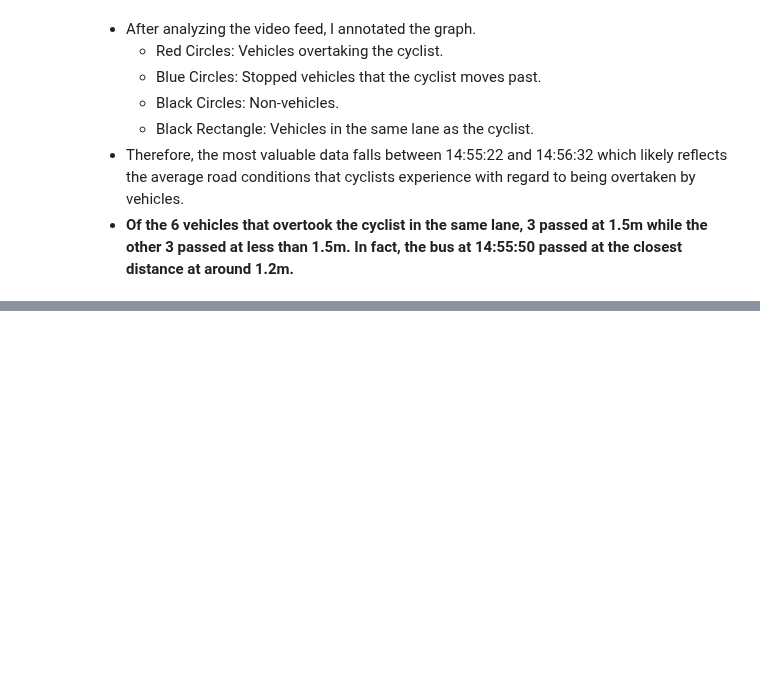
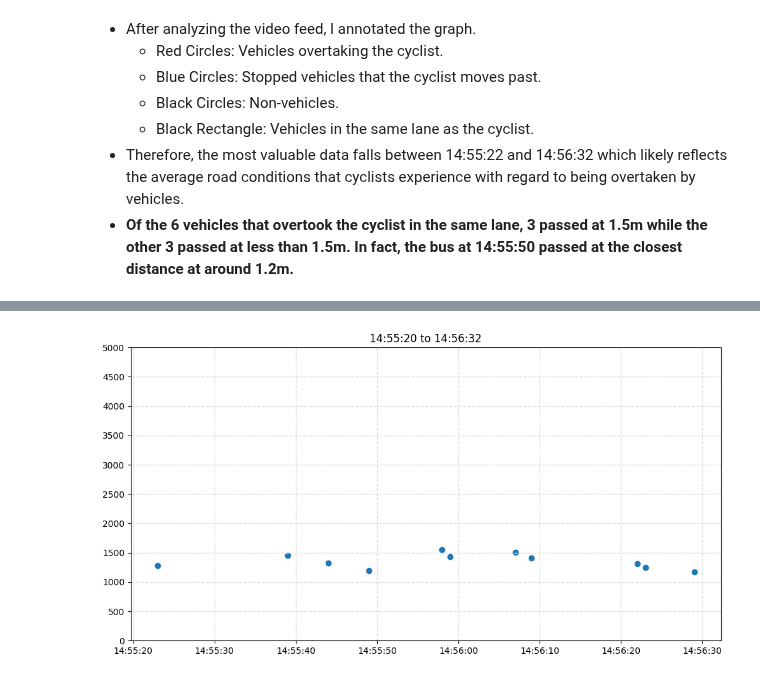
Before and after one commit to wuihee/cycling-safety-analysis, a Jupyter notebook: data_analysis/Laser_Outdoor_Tests.ipynb, the cells around one changed output, grey strips where cells are left out. Saved outputs shown, nothing was run; the diff lists cells and outputs as text; code cells hidden in the pictures; blank space fills up the shorter version.

Commit message:
Updated laser data analysis

```diff
--- a/data_analysis/Laser_Outdoor_Tests.ipynb
+++ b/data_analysis/Laser_Outdoor_Tests.ipynb
@@ -128,3 +128,48 @@ plt.show()
 - **Of the 6 vehicles that overtook the cyclist in the same lane, 3 passed at 1.5m while the other 3 passed at less than 1.5m. In fact, the bus at 14:55:50 passed at the closest distance at around 1.2m.**
 # %% [markdown]
 ![Food Delivery Ride 1 Cleaned](./data/annotated_graphs/Food%20Delivery%20Ride%201%20Cleaned.png)
+# %%
+from datetime import datetime
+import matplotlib.image as mpimg
+
+
+def to_datetime(string):
+    return datetime.strptime(string, "%H:%M:%S")
+
+
+def on_pick(event, ax_img):
+    ax_img.clear()
+    ind = event.ind[0]
+    img = mpimg.imread(pathlib.Path("./data/screenshots/Taxi_14-55-22.jpg"))
+    ax_img.imshow(img)
+    plt.draw()
+
+
+start = to_datetime("14:55:20")
+end = to_datetime("14:56:32")
+indices = [i for i in range(len(timings)) if start <= timings[i] <= end]
+timings = [timings[i] for i in indices]
+distances = [distances[i] for i in indices]
+distances = data_cleaner.fliter_above(distances, 1600)
+distances = data_cleaner.average_clusters(distances)
+
+new_distances = [distances[0]]
+new_timings = [timings[0]]
+for i in range(1, len(distances)):
+    if distances[i] == distances[i - 1] or distances[i] == -1:
+        continue
+    new_distances.append(distances[i])
+    new_timings.append(timings[i])
+new_distances = new_distances[1:]
+new_timings = new_timings[1:]
+
+fig, ax = plt.subplots(figsize=(12, 6))
+ax.scatter(new_timings, new_distances)
+ax.set_title("14:55:20 to 14:56:32")
+ax.set_yticks(range(0, 5500, 500))
+ax.grid(color="#DEDEDE", linestyle="--", linewidth=1)
+
+fig.canvas.mpl_connect("pick_event", on_pick)
+plt.show()
+# %% [output]
+[figure, added]
```
